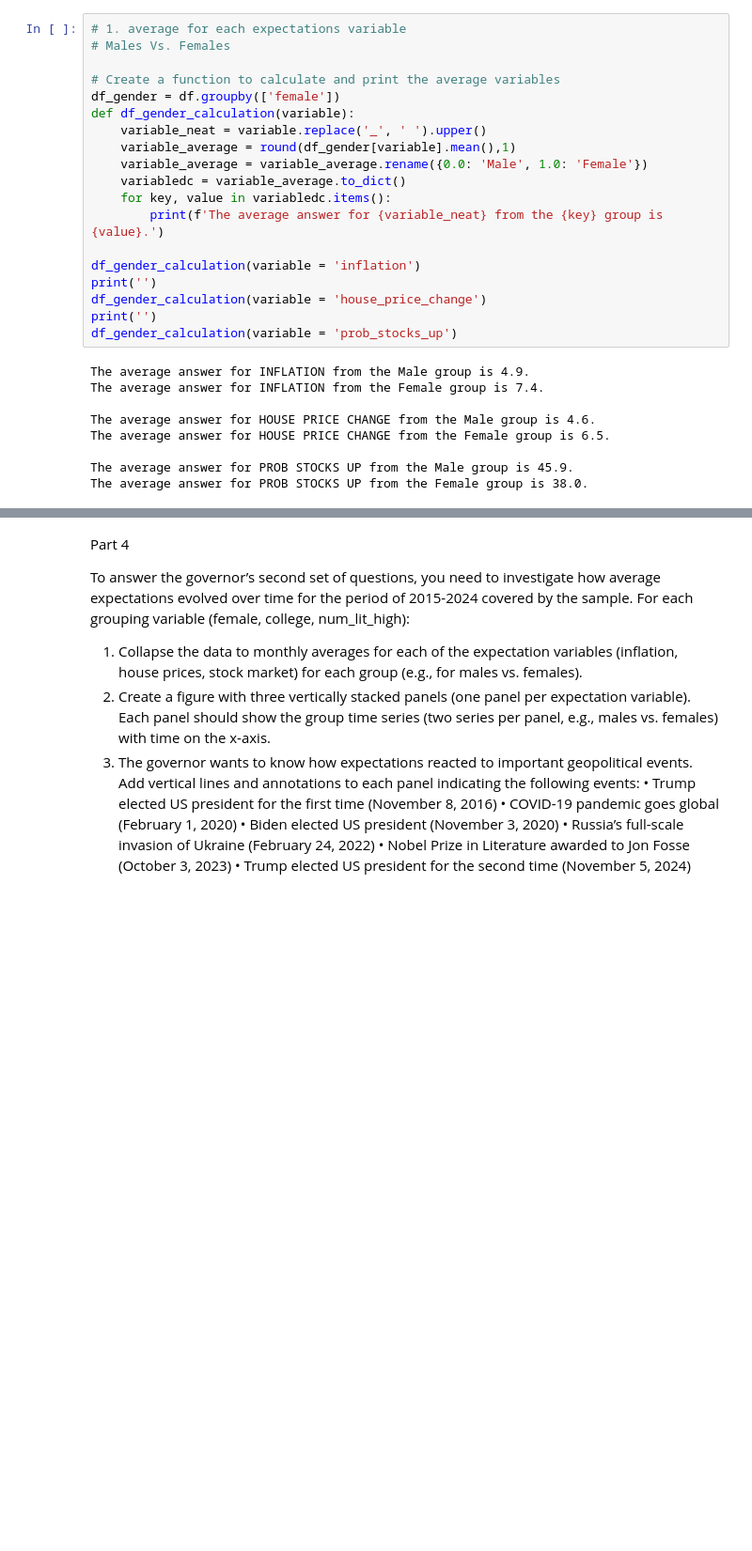
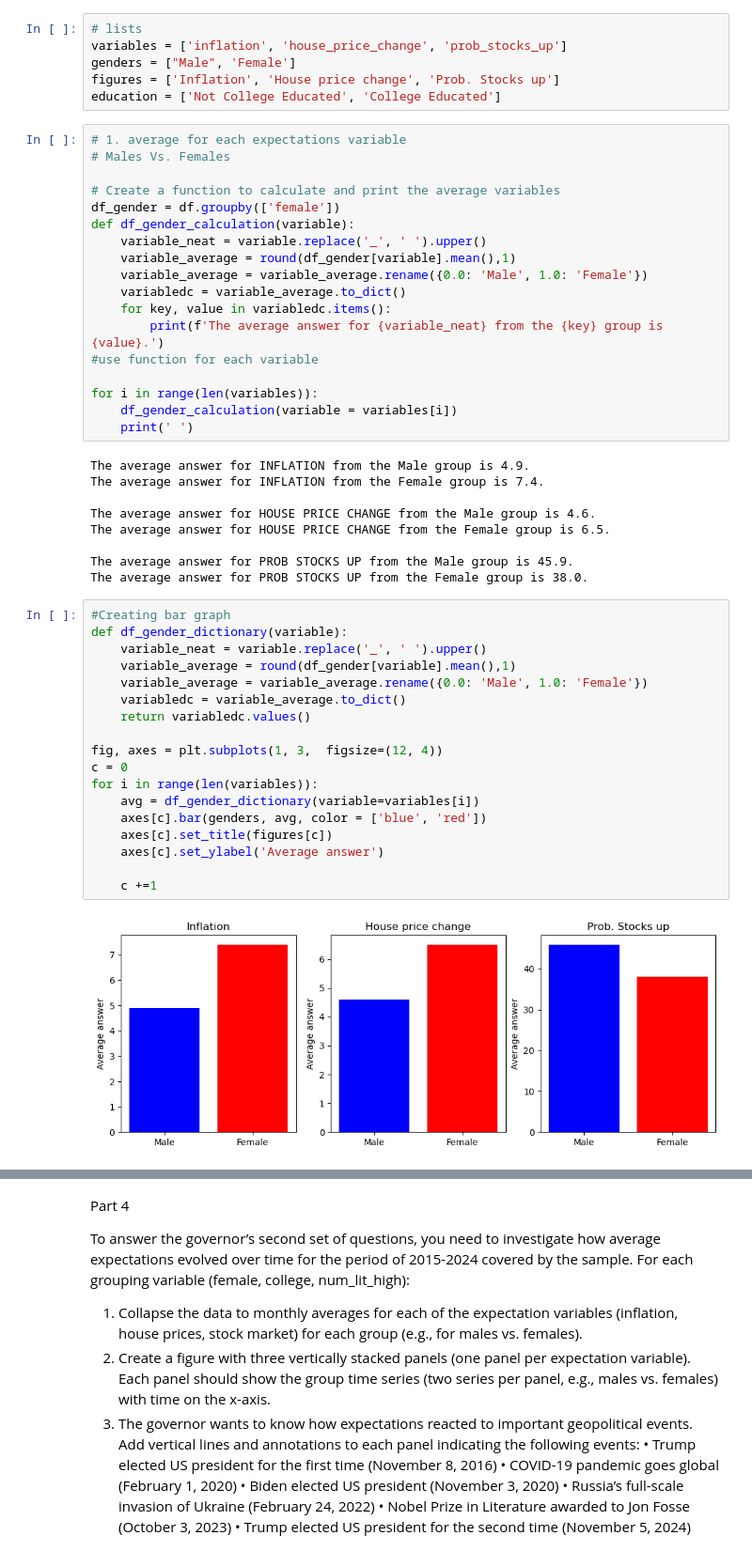
Before and after one commit to Sophiabevers/TECH2-Group-term-paper, a Jupyter notebook: termpaper.ipynb, the cells around one changed output, grey strips where cells are left out. Shown at 94% size. Drawn from its saved outputs; the diff is of its cells as text; blank space fills up the shorter version.

```diff
--- a/termpaper.ipynb
+++ b/termpaper.ipynb
@@ -77,6 +77,12 @@ averages as bar charts.
 3
 The complete analysis should produce three figures, each with three panels, each panel containing two
 bars.
+# %%
+# lists
+variables = ['inflation', 'house_price_change', 'prob_stocks_up']
+genders = ["Male", 'Female']
+figures = ['Inflation', 'House price change', 'Prob. Stocks up']
+education = ['Not College Educated', 'College Educated']
 # %%
 # 1. average for each expectations variable
 # Males Vs. Females
@@ -90,12 +96,11 @@ def df_gender_calculation(variable):
     variabledc = variable_average.to_dict()
     for key, value in variabledc.items():
         print(f'The average answer for {variable_neat} from the {key} group is {value}.')
+#use function for each variable
 
-df_gender_calculation(variable = 'inflation')
-print('')
-df_gender_calculation(variable = 'house_price_change')
-print('')
-df_gender_calculation(variable = 'prob_stocks_up')
+for i in range(len(variables)):
+    df_gender_calculation(variable = variables[i])
+    print(' ')
 # %% [output]
 The average answer for INFLATION from the Male group is 4.9.
 The average answer for INFLATION from the Female group is 7.4.
@@ -105,6 +110,26 @@ The average answer for HOUSE PRICE CHANGE from the Female group is 6.5.
 
 The average answer for PROB STOCKS UP from the Male group is 45.9.
 The average answer for PROB STOCKS UP from the Female group is 38.0.
+# %%
+#Creating bar graph
+def df_gender_dictionary(variable):
+    variable_neat = variable.replace('_', ' ').upper()
+    variable_average = round(df_gender[variable].mean(),1)
+    variable_average = variable_average.rename({0.0: 'Male', 1.0: 'Female'})
+    variabledc = variable_average.to_dict()
+    return variabledc.values()
+
+fig, axes = plt.subplots(1, 3,  figsize=(12, 4))
+c = 0
+for i in range(len(variables)):
+    avg = df_gender_dictionary(variable=variables[i])
+    axes[c].bar(genders, avg, color = ['blue', 'red'])
+    axes[c].set_title(figures[c])
+    axes[c].set_ylabel('Average answer')
+
+    c +=1
+# %% [output]
+[figure, added]
 # %%
 # non-college and college
 df_college = df[df['educ']>2]
```
Also changed, not shown: parts of 5 cells of this notebook.
